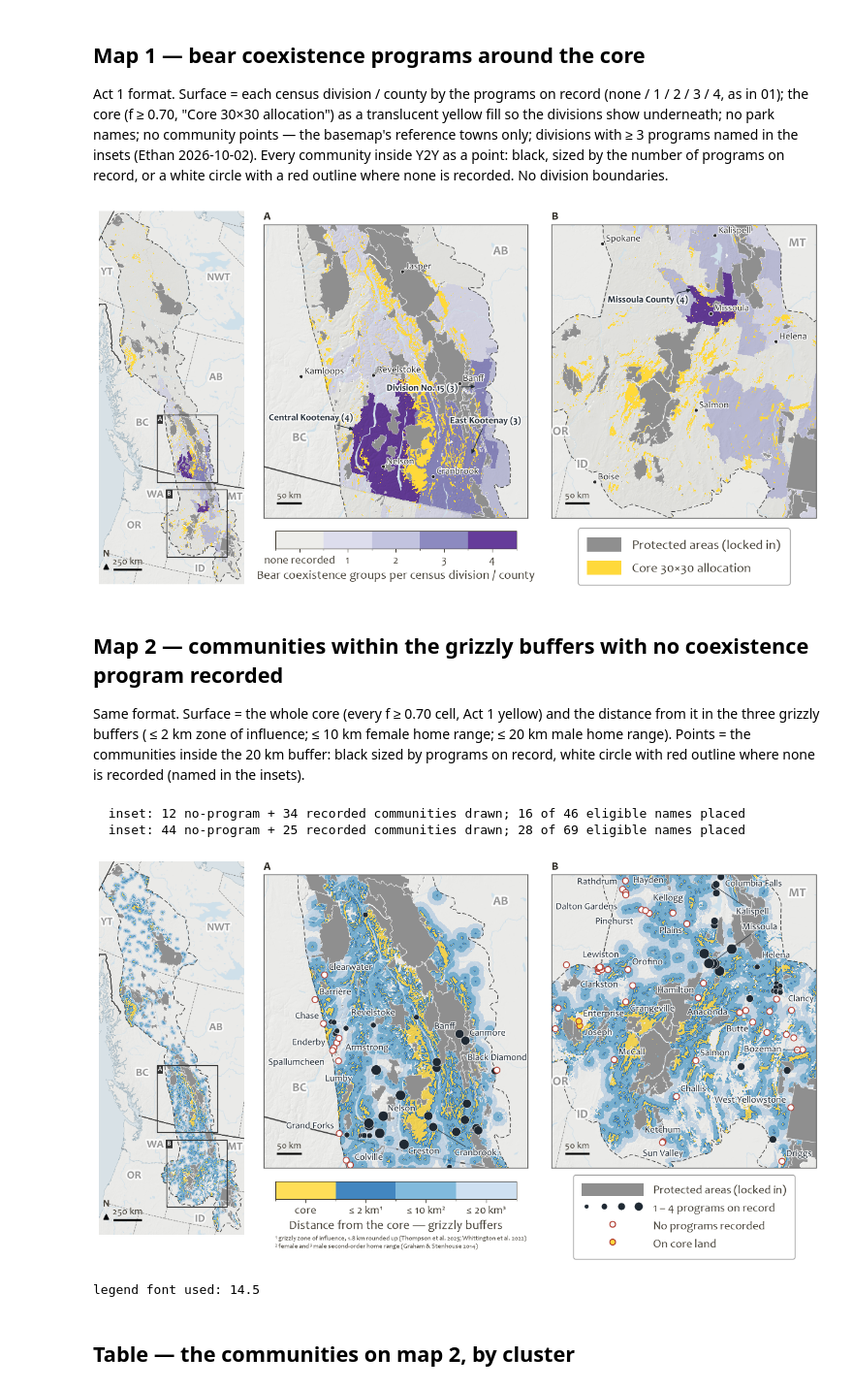
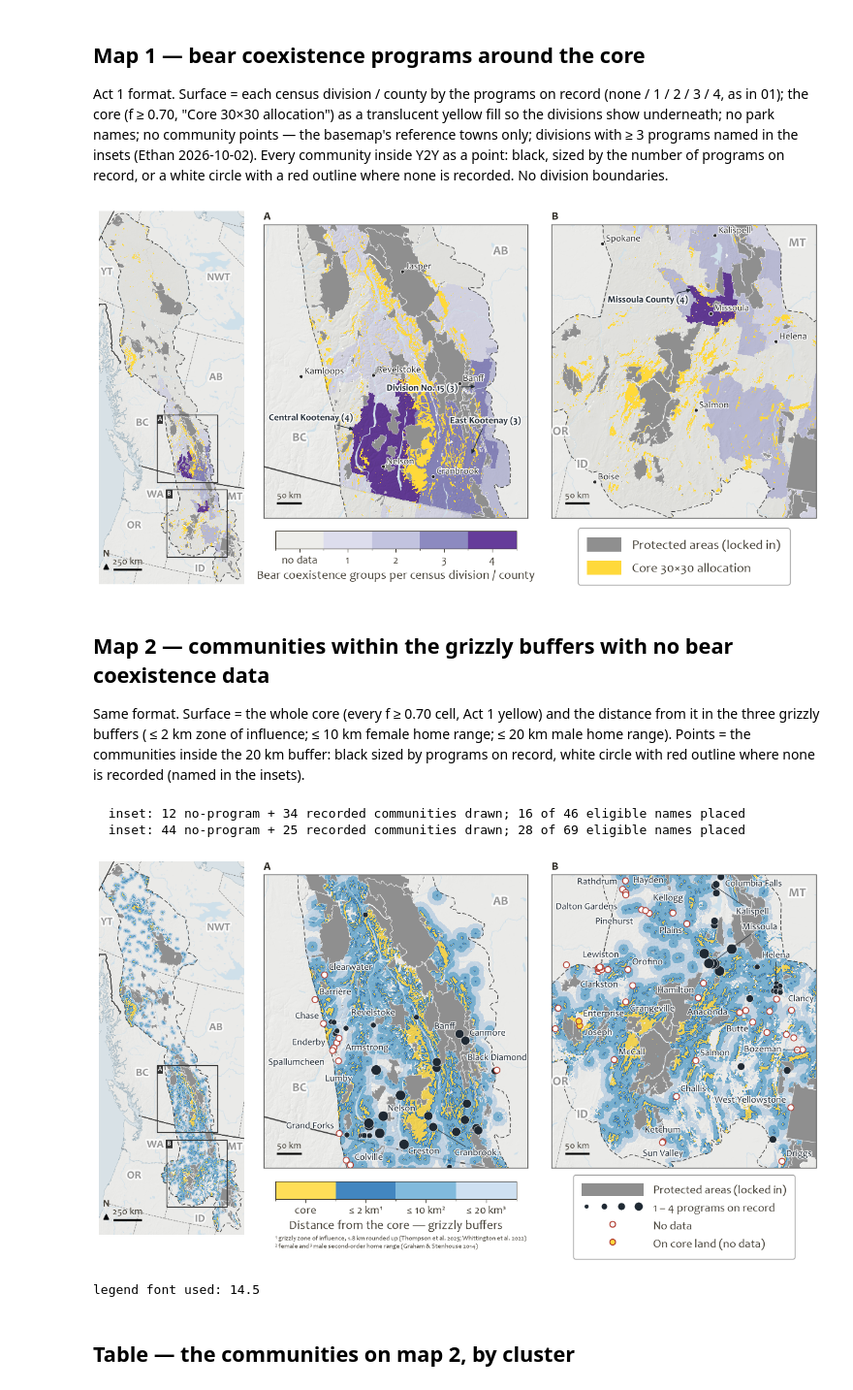
Before and after one commit to bermane/y2y-spatial-optimization, a Jupyter notebook: analyses/communities/03_director_outputs.ipynb, the cells around one changed output. Shown at 97% size. Cells and saved outputs as stored; diff of their text form; code cells hidden in the pictures.

Commit message:
label upd

```diff
--- a/analyses/communities/03_director_outputs.ipynb
+++ b/analyses/communities/03_director_outputs.ipynb
@@ -328,7 +328,7 @@ def draw_core(ax):
     ax.imshow(core_rgba, interpolation="nearest", zorder=1.5)
 COUNT_STEPS = ["#ECECE8", "#DADAEB", "#BCBDDC", "#807DBA", "#54278F"]          # none, 1, 2, 3, 4 (one hue, light -> dark; PURPLE so the division counts never read as map 2's blue distance rings -- Ethan 2026-10-03)
 surface1 = dict(img=count2d, cmap=ListedColormap(COUNT_STEPS), norm=BoundaryNorm([-0.5, 0.5, 1.5, 2.5, 3.5, 4.5], 5), extend="neither",
-                ticks=[0, 1, 2, 3, 4], ticklabels=["none recorded", "1", "2", "3", "4"], label="Bear coexistence groups per census division / county",
+                ticks=[0, 1, 2, 3, 4], ticklabels=["no data", "1", "2", "3", "4"], label="Bear coexistence groups per census division / county",
                 end_words=None, alpha=0.9)
 CALLOUT_MIN = 3                                 # divisions with >= this many programs are named in the insets (as in 01)
 CALLOUT_MIN_SHARE = 0.03                         # a division showing less than this share of its area in a window gets no callout there
@@ -405,9 +405,9 @@ try:
 finally:
     dp.STYLE["inset_pa_names"] = _pa_names
 # %% [output]
-[figure, old version]
+[figure, new version]
 # %% [markdown]
-## Map 2 — communities within the grizzly buffers with no coexistence program recorded
+## Map 2 — communities within the grizzly buffers with no bear coexistence data
 
 Same format. Surface = the whole core (every f ≥ 0.70 cell, Act 1 yellow) and the distance from it in the three grizzly buffers (
 ≤ 2 km zone of influence; ≤ 10 km female home range; ≤ 20 km male home range). Points = the communities inside the 20 km
@@ -431,37 +431,37 @@ def post2(ax, win):                             # communities in the INSETS only
     if is_frame(win):                               # the citations, once, along the page bottom (the export box runs to the page bottom)
         ax.figure.text(0.285, 0.004, BUFFER_FOOTNOTE, fontsize=dp.STYLE["cbar_fs"] - 7, color=dp.TABLE["cap"], ha="left", va="bottom", linespacing=1.2)
 class Ladder(tuple):                            # a legend entry holding several markers side by side (the size ladder on ONE line, Ethan 2026-10-02)
     def __new__(cls, items, label):
         self = super().__new__(cls, items); self._label = label; return self
     def get_label(self):
         return self._label
 Legend.update_default_handler_map({Ladder: HandlerTuple(ndivide=None, pad=0.6)})
 def ladder_handles():                           # the size ladder 1 -> 4 programs as one entry, then the red "none recorded" marker
     a, b = SIZE_FRAME
     ladder = Ladder((Line2D([], [], marker="o", ls="", ms=np.sqrt(a + b * n) * 1.6, mfc=INK, mec="white") for n in (1, 2, 3, 4)), "1 – 4 programs on record")
-    return [ladder, Line2D([], [], marker="o", ls="", ms=7, mfc="white", mec=HOLLOW_EDGE, mew=1.3, label="No programs recorded"),
-            Line2D([], [], marker="o", ls="", ms=7, mfc=CORE_YELLOW, mec=HOLLOW_EDGE, mew=1.3, label="On core land")]
+    return [ladder, Line2D([], [], marker="o", ls="", ms=7, mfc="white", mec=HOLLOW_EDGE, mew=1.3, label="No data"),
+            Line2D([], [], marker="o", ls="", ms=7, mfc=CORE_YELLOW, mec=HOLLOW_EDGE, mew=1.3, label="On core land (no data)")]
 handles2 = C.BASE_HANDLES[:1] + ladder_handles()
 title2 = (f"Communities — within {NEAR_KM} km of a core cluster with no bear coexistence program recorded\n"
-          f"{len(gap)} of {len(near)} communities inside the {NEAR_KM} km buffer around the core (male grizzly home range) have no program on record")
+          f"{len(gap)} of {len(near)} communities inside the {NEAR_KM} km buffer around the core (male grizzly home range) have no bear coexistence data")
 _saved = {k: dp.STYLE.get(k) for k in ("inset_pa_names", "inset_town_skip", "wide_main_towns", "wide_legend_between", "wide_legend_fit", "wide_legend_floor", "wide_legend_fs_min", "wide_legend_handlelength", "wide_legend_labelspacing", "wide_legend_page_floor")}
 _all_towns = tuple(C.BM.towns) if getattr(C.BM, "towns", None) else ()
 dp.STYLE.update(inset_pa_names=0,                                  # no park names in the insets (Ethan 2026-10-02, too cluttered)
                 inset_town_skip={"A": _all_towns, "B": _all_towns}, wide_main_towns=(),   # no basemap towns: only communities inside the buffers appear (Ethan 2026-10-02)
                 wide_legend_between=True, wide_legend_fit=True,    # four entries as large as the strip under inset B allows (its bottom edge to the page bottom;
                 wide_legend_floor="page", wide_legend_page_floor=-0.03, wide_legend_fs_min=13,   # the floor dips below the page because _fit_page re-centres the
                                                                    # whole block before export; Ethan 2026-10-03: 9.5 pt in map 1's gap was far too small)
                 wide_legend_handlelength=5.2,                       # room for the four-marker ladder in one handle box
                 wide_legend_labelspacing=0.35)                      # entries a little closer together vertically (Ethan 2026-10-03)
 try:
     dp._wide_map(C, OUT / "02_communities_in_grizzly_buffers_no_program.png", title2, draw=draw_clusters, handles=handles2, surface=surface2, post_draw=post2)
     print("legend font used:", dp.STYLE.get("_wide_legend_fs_used"))
 finally:
     dp.STYLE.update(_saved)
 # %% [output]
   inset: 12 no-program + 34 recorded communities drawn; 16 of 46 eligible names placed
   inset: 44 no-program + 25 recorded communities drawn; 28 of 69 eligible names placed
-[figure, old version]
+[figure, new version]
 legend font used: 14.5
 # %% [markdown]
 ## Table — the communities on map 2, by cluster
```
Also changed, not shown: parts of 3 cells of this notebook, 4 other files.
